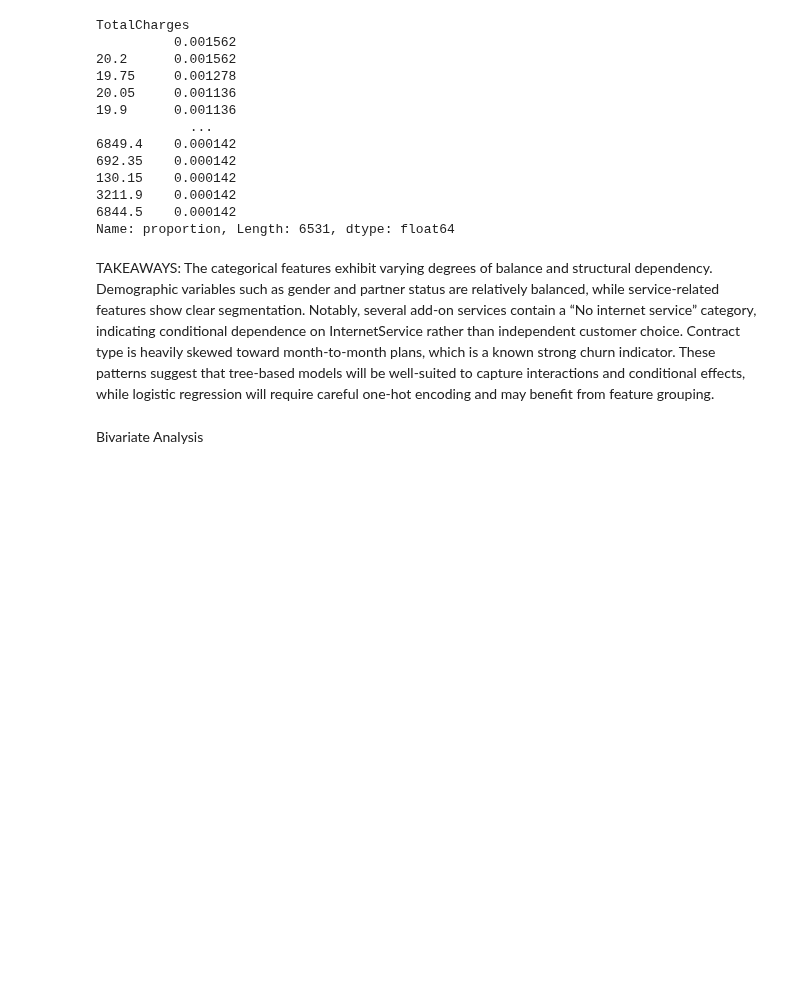
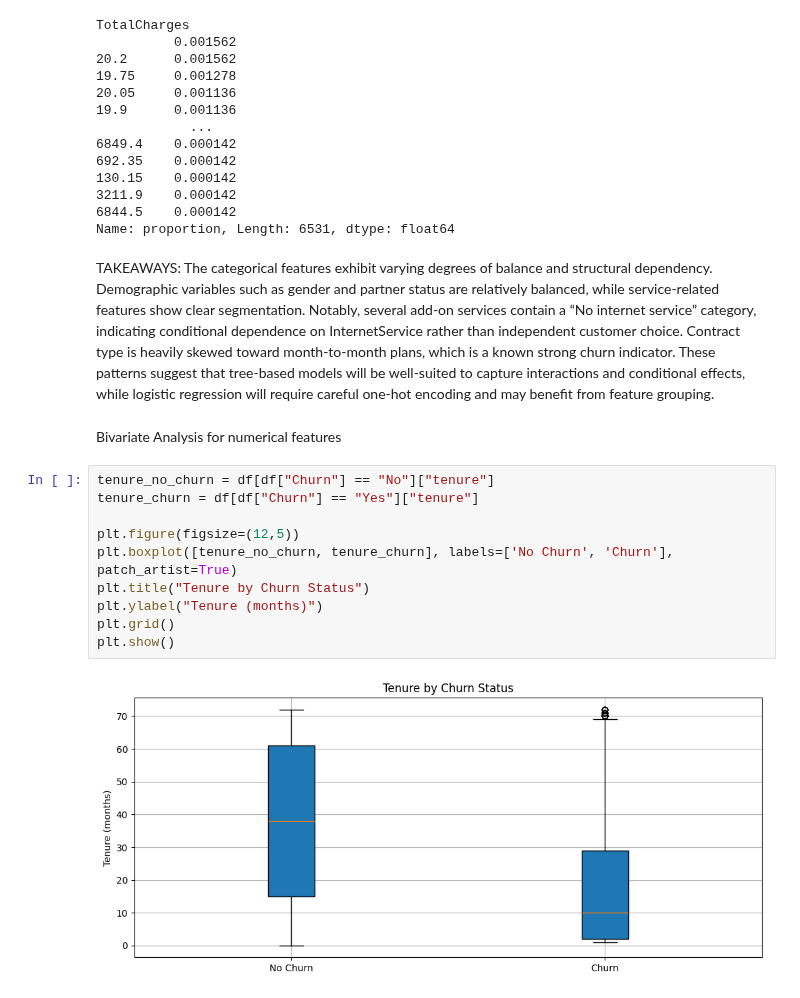
Before and after one commit to sanjayriram44/Churn-Algorithm-comparision, a Jupyter notebook: EDA.ipynb, the cells around one changed output. Saved outputs shown, nothing was run; the diff lists cells and outputs as text; blank space fills up the shorter version.

Commit message:
feat: Bivariate Analysis completed for Continuous features

```diff
--- a/EDA.ipynb
+++ b/EDA.ipynb
@@ -339,4 +339,16 @@ Name: proportion, Length: 6531, dtype: float64
 # %% [markdown]
 TAKEAWAYS: The categorical features exhibit varying degrees of balance and structural dependency. Demographic variables such as gender and partner status are relatively balanced, while service-related features show clear segmentation. Notably, several add-on services contain a “No internet service” category, indicating conditional dependence on InternetService rather than independent customer choice. Contract type is heavily skewed toward month-to-month plans, which is a known strong churn indicator. These patterns suggest that tree-based models will be well-suited to capture interactions and conditional effects, while logistic regression will require careful one-hot encoding and may benefit from feature grouping.
 # %% [markdown]
-Bivariate Analysis
+Bivariate Analysis for numerical features
+# %%
+tenure_no_churn = df[df["Churn"] == "No"]["tenure"]
+tenure_churn = df[df["Churn"] == "Yes"]["tenure"]
+
+plt.figure(figsize=(12,5))
+plt.boxplot([tenure_no_churn, tenure_churn], labels=['No Churn', 'Churn'], patch_artist=True)
+plt.title("Tenure by Churn Status")
+plt.ylabel("Tenure (months)")
+plt.grid()
+plt.show()
+# %% [output]
+[figure, added]
```
Also changed, not shown: parts of 4 cells of this notebook.
